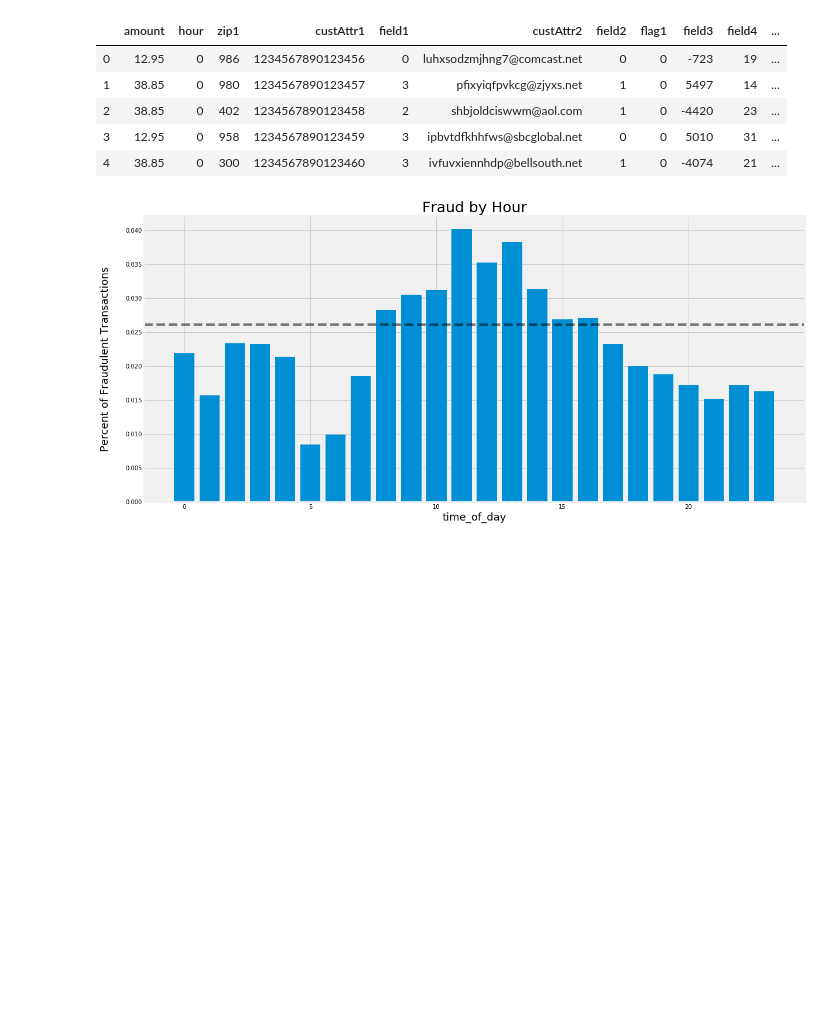
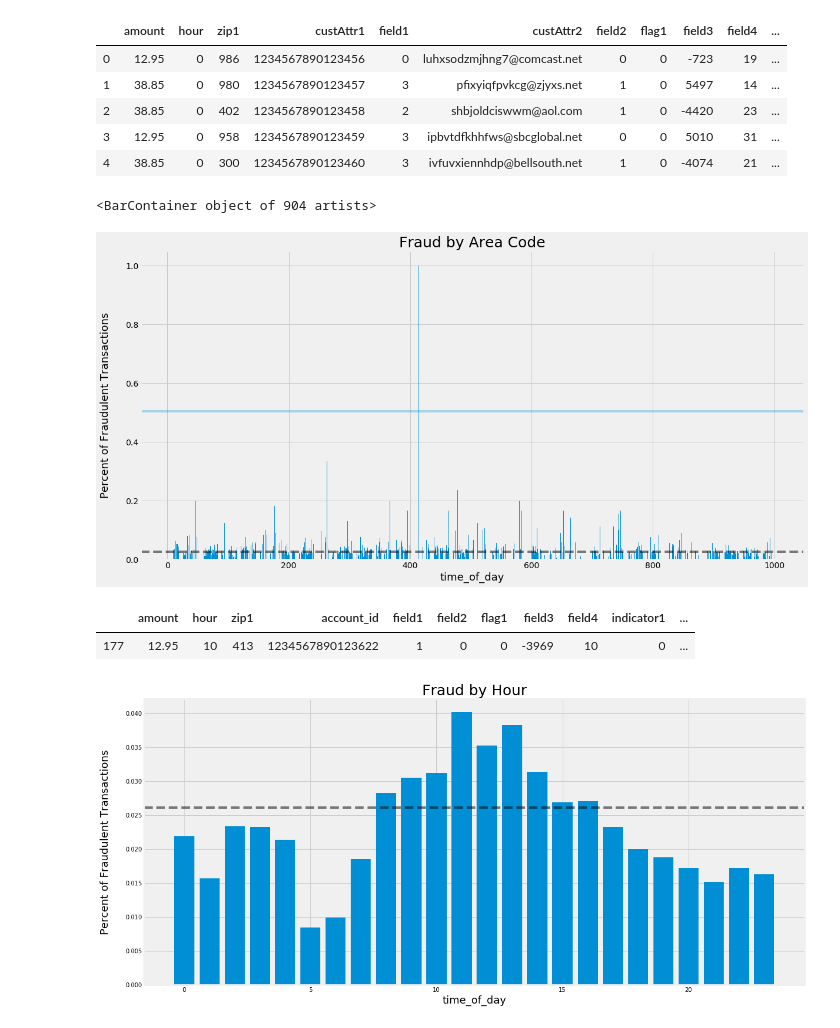
Before and after one commit to isaac-campbell-smith/BernoulliTrials_and_Tribulations, a Jupyter notebook: EDA.ipynb, the cells around one changed output. Saved outputs shown, nothing was run; the diff lists cells and outputs as text; code cells hidden in the pictures; blank space fills up the shorter version.

```diff
--- a/EDA.ipynb
+++ b/EDA.ipynb
@@ -208,6 +322,24 @@ df.head()
 | 2 | 38.85 | 0 | 402 | 1234567890123458 | 2 | shbjoldciswwm@aol.com | 1 | 0 | -4420 | 23 | ... |
 | 3 | 12.95 | 0 | 958 | 1234567890123459 | 3 | ipbvtdfkhhfws@sbcglobal.net | 0 | 0 | 5010 | 31 | ... |
 | 4 | 38.85 | 0 | 300 | 1234567890123460 | 3 | ivfuvxiennhdp@bellsouth.net | 1 | 0 | -4074 | 21 | ... |
+# %%
+fig, ax = plt.subplots(figsize=(18, 9))
+likes = df.groupby('zip1').fraud.mean()
+ax.set_title('Fraud by Area Code', fontsize=25)
+ax.set_xlabel('time_of_day', fontsize=18)
+ax.set_ylabel('Percent of Fraudulent Transactions', fontsize=18, labelpad=25)
+ax.axhline(df.fraud.mean(), color='k', linestyle='--', alpha=.5)
+ax.axhline(df.fraud.mean() + df.fraud.std()*3, alpha=.3)
+ax.bar(likes.index, likes)
+#fig.savefig('visuals/fraudbyhour.png')
+# %% [output]
+<BarContainer object of 904 artists>
+[figure, added]
+# %%
+df[df.zip1 == 413]
+# %% [output]
+|  | amount | hour | zip1 | account_id | field1 | field2 | flag1 | field3 | field4 | indicator1 | ... |
+| 177 | 12.95 | 10 | 413 | 1234567890123622 | 1 | 0 | 0 | -3969 | 10 | 0 | ... |
 # %%
 fig, ax = plt.subplots(figsize=(18, 9))
 likes = df.groupby('hour').fraud.mean()
```
Also changed, not shown: parts of 26 cells of this notebook, 1 other file.
